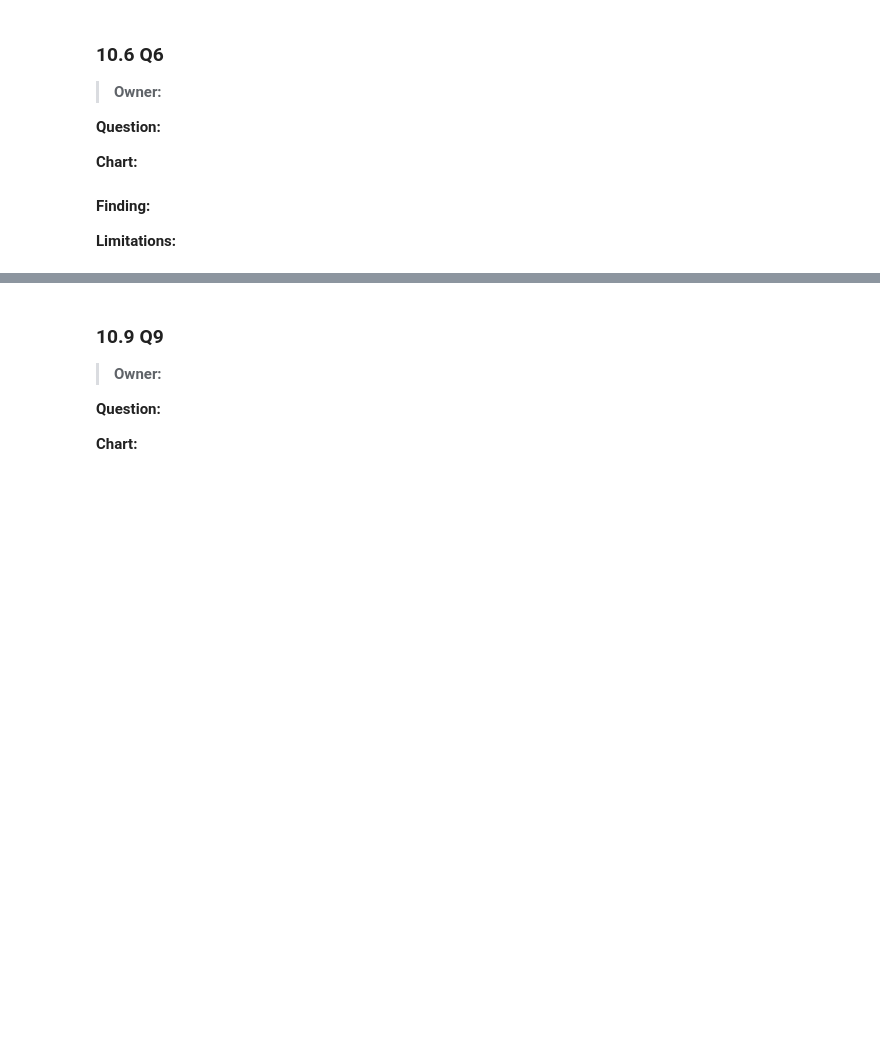
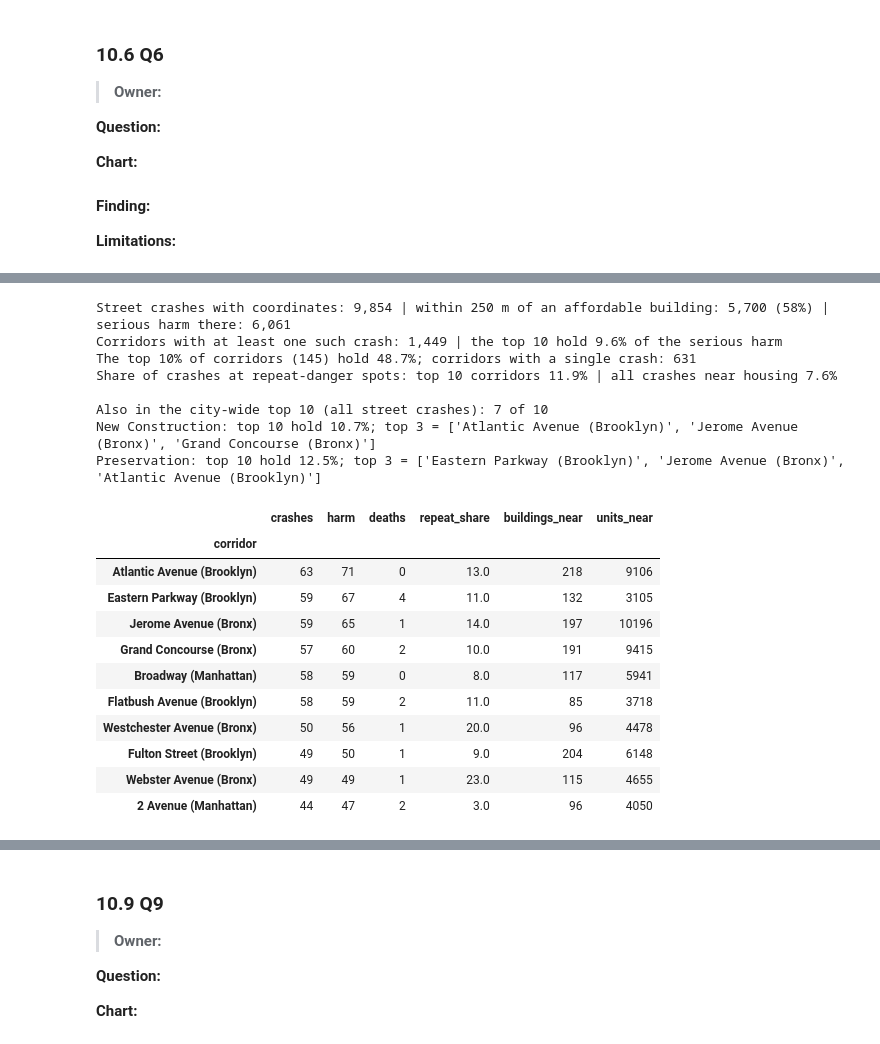
Before and after one commit to mohamednazmy23/nyc-housing-street-safety, a Jupyter notebook: notebooks/nyc_dev_project.ipynb, the cells around one changed output, grey strips where cells are left out. Drawn from its saved outputs; the diff is of its cells as text; code cells hidden in the pictures; blank space fills up the shorter version.

```diff
--- a/notebooks/nyc_dev_project.ipynb
+++ b/notebooks/nyc_dev_project.ipynb
@@ -2304,0 +2322,7 @@ summary
+# %%
+from data_loader import load_tables
+from charts import DEFAULT_FILTERS, q1_housing_vs_danger, q2_after_opening
+
+data = load_tables(PROCESSED)          # the same six tables the website reads (9.4)
+q1_filters = dict(DEFAULT_FILTERS)    # housing type "All" = New Construction in Q1 (its definition)
+q1_housing_vs_danger(data, q1_filters).show()
@@ -2370,0 +2480,5 @@ summary
+# %%
+from charts import q7_growth_vs_change, q8_dangerous_corridors
+
+q7_filters = dict(DEFAULT_FILTERS)     # fixed years and New Construction; only borough applies
+q7_growth_vs_change(data, q7_filters).show()
@@ -2381,0 +2553,3 @@ summary
+# %%
+q8_filters = dict(DEFAULT_FILTERS)
+q8_dangerous_corridors(data, q8_filters).show()
@@ -2382 +2558,48 @@ summary
+# %%
+from charts import q8_top_corridors
+
+near, corridors, top10, q8_buildings_used, harm, share = q8_top_corridors(data, q8_filters)
+street_crashes = data["crashes"][data["crashes"]["has_location"] & ~data["crashes"]["is_highway"]]
+print(f"Street crashes with coordinates: {len(street_crashes):,} | within 250 m of an affordable building: "
+      f"{len(near):,} ({len(near) / len(street_crashes):.0%}) | serious harm there: {near[harm].sum():,}")
+print(f"Corridors with at least one such crash: {len(corridors):,} | the top 10 hold {share:.1%} of the serious harm")
+decile = -(-len(corridors) // 10)
+print(f"The top 10% of corridors ({decile}) hold {corridors['harm'].head(decile).sum() / corridors['harm'].sum():.1%}; "
+      f"corridors with a single crash: {(corridors['crashes'] == 1).sum():,}")
+print(f"Share of crashes at repeat-danger spots: top 10 corridors {near[near['corridor'].isin(top10.index)]['repeat_location'].mean():.1%} "
+      f"| all crashes near housing {near['repeat_location'].mean():.1%}\n")
+
+# Are these simply the city's most dangerous streets? Compare with all street crashes, near housing or not
+all_streets = street_crashes.dropna(subset=["street"]).assign(
+    corridor=lambda d: d["street"].str.title() + " (" + d["borough"] + ")")
+citywide_top10 = all_streets.groupby("corridor")["serious_harm"].sum().nlargest(10)
+print("Also in the city-wide top 10 (all street crashes):", top10.index.isin(citywide_top10.index).sum(), "of 10")
+
+# Does the ranking change when only New Construction or only Preservation buildings count?
+for kind in ["New Construction", "Preservation"]:
+    _, kind_corridors, kind_top, _, _, kind_share = q8_top_corridors(data, {**q8_filters, "housing_type": kind})
+    print(f"{kind}: top 10 hold {kind_share:.1%}; top 3 = {list(kind_top.index[:3])}")
+
+top10.assign(repeat_share=lambda t: (t["repeat_share"].astype(float) * 100).round(0))
+# %% [output]
+Street crashes with coordinates: 9,854 | within 250 m of an affordable building: 5,700 (58%) | serious harm there: 6,061
+Corridors with at least one such crash: 1,449 | the top 10 hold 9.6% of the serious harm
+The top 10% of corridors (145) hold 48.7%; corridors with a single crash: 631
+Share of crashes at repeat-danger spots: top 10 corridors 11.9% | all crashes near housing 7.6%
+
+Also in the city-wide top 10 (all street crashes): 7 of 10
+New Construction: top 10 hold 10.7%; top 3 = ['Atlantic Avenue (Brooklyn)', 'Jerome Avenue (Bronx)', 'Grand Concourse (Bronx)']
+Preservation: top 10 hold 12.5%; top 3 = ['Eastern Parkway (Brooklyn)', 'Jerome Avenue (Bronx)', 'Atlantic Avenue (Brooklyn)']
+|  | crashes | harm | deaths | repeat_share | buildings_near | units_near |
+| corridor |  |  |  |  |  |  |
+| Atlantic Avenue (Brooklyn) | 63 | 71 | 0 | 13.0 | 218 | 9106 |
+| Eastern Parkway (Brooklyn) | 59 | 67 | 4 | 11.0 | 132 | 3105 |
+| Jerome Avenue (Bronx) | 59 | 65 | 1 | 14.0 | 197 | 10196 |
+| Grand Concourse (Bronx) | 57 | 60 | 2 | 10.0 | 191 | 9415 |
+| Broadway (Manhattan) | 58 | 59 | 0 | 8.0 | 117 | 5941 |
+| Flatbush Avenue (Brooklyn) | 58 | 59 | 2 | 11.0 | 85 | 3718 |
+| Westchester Avenue (Bronx) | 50 | 56 | 1 | 20.0 | 96 | 4478 |
+| Fulton Street (Brooklyn) | 49 | 50 | 1 | 9.0 | 204 | 6148 |
+| Webster Avenue (Bronx) | 49 | 49 | 1 | 23.0 | 115 | 4655 |
+| 2 Avenue (Manhattan) | 44 | 47 | 2 | 3.0 | 96 | 4050 |
 # %% [markdown]
```
Also changed, not shown: parts of 21 cells of this notebook, 8 other files.
